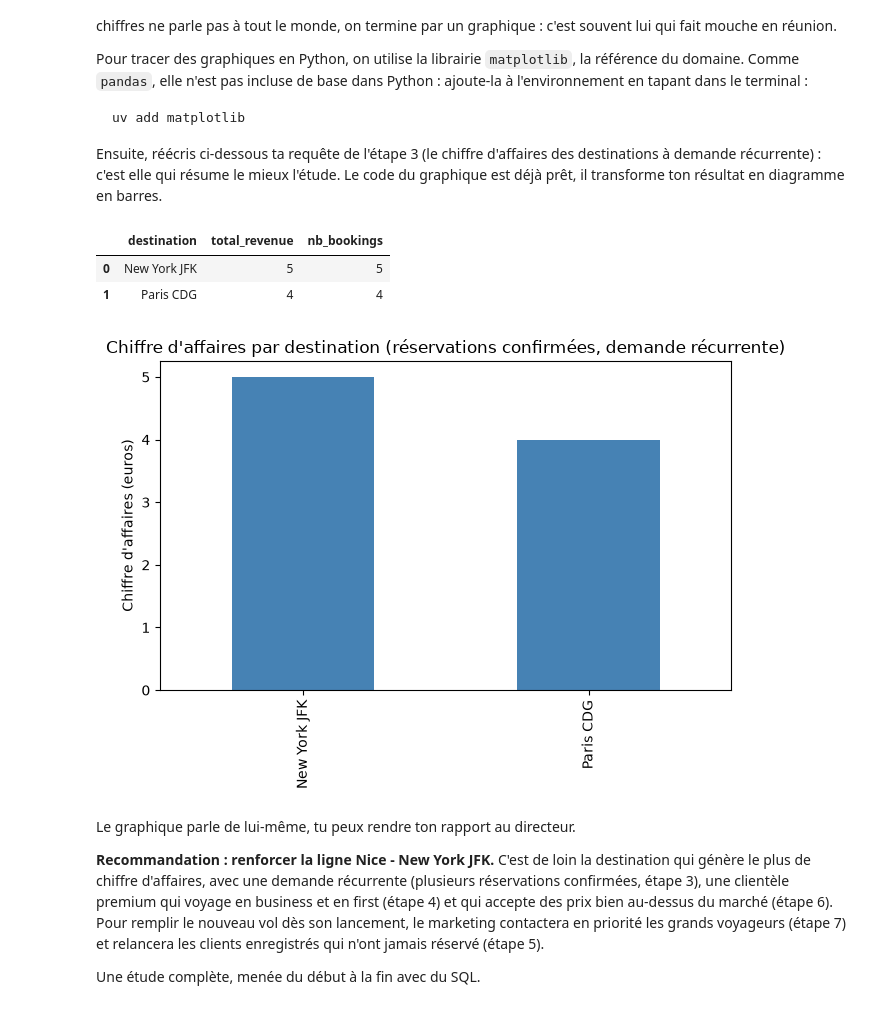
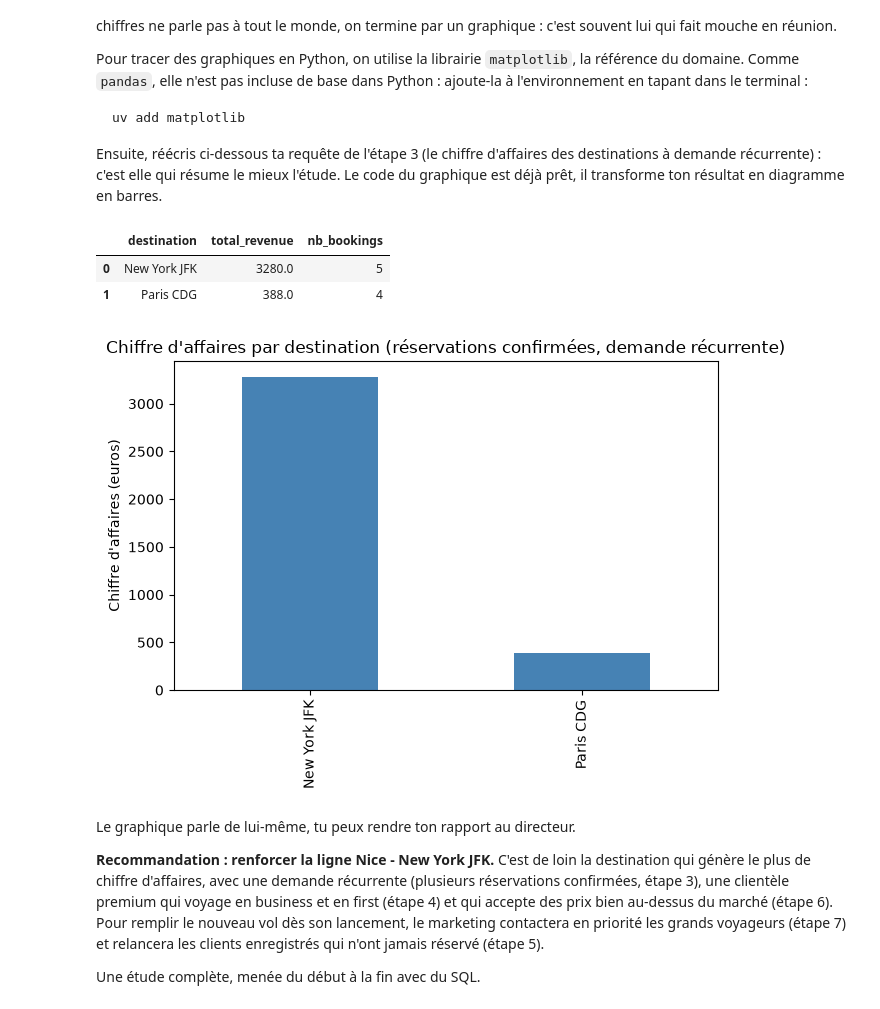
Before and after one commit to jandreolli/Cahier-vacances-ia-data-2026, a Jupyter notebook: Projet_01/projet_01.ipynb, the cells around one changed output. Saved outputs shown, nothing was run; the diff lists cells and outputs as text; code cells hidden in the pictures.

```diff
--- a/Projet_01/projet_01.ipynb
+++ b/Projet_01/projet_01.ipynb
@@ -729,37 +729,37 @@ Ensuite, réécris ci-dessous ta requête de l'étape 3 (le chiffre d'affaires d
 # %%
 import matplotlib.pyplot as plt
 
 result = query("""
 
 -- ### START CODE HERE ###
 
-SELECT destination, COUNT(price_eur) AS total_revenue, COUNT(*) AS nb_bookings
+SELECT destination, SUM(price_eur) AS total_revenue, COUNT(*) AS nb_bookings
 FROM flights AS f
 INNER JOIN bookings AS b ON f.id = b.flight_id
 WHERE b.status = 'confirmed'
 GROUP BY destination
 HAVING nb_bookings > 1
 ORDER BY total_revenue DESC
 
 -- ### END CODE HERE ###
 
 """)
 display(result)
 
 assert result.iloc[0]['destination'] == 'New York JFK', \
     f"La destination en tête devrait être New York JFK, tu as {result.iloc[0]['destination']}"
 
 result.plot(kind='bar', x='destination', y='total_revenue', legend=False, color='steelblue')
 plt.title("Chiffre d'affaires par destination (réservations confirmées, demande récurrente)")
 plt.ylabel("Chiffre d'affaires (euros)")
 plt.xlabel("")
 plt.tight_layout()
 plt.show()
 # %% [output]
 |  | destination | total_revenue | nb_bookings |
-| 0 | New York JFK | 5 | 5 |
-| 1 | Paris CDG | 4 | 4 |
+| 0 | New York JFK | 3280.0 | 5 |
+| 1 | Paris CDG | 388.0 | 4 |
-[figure, old version]
+[figure, new version]
 # %% [markdown]
 Le graphique parle de lui-même, tu peux rendre ton rapport au directeur.
 
```
Also changed, not shown: parts of 1 cell of this notebook.
